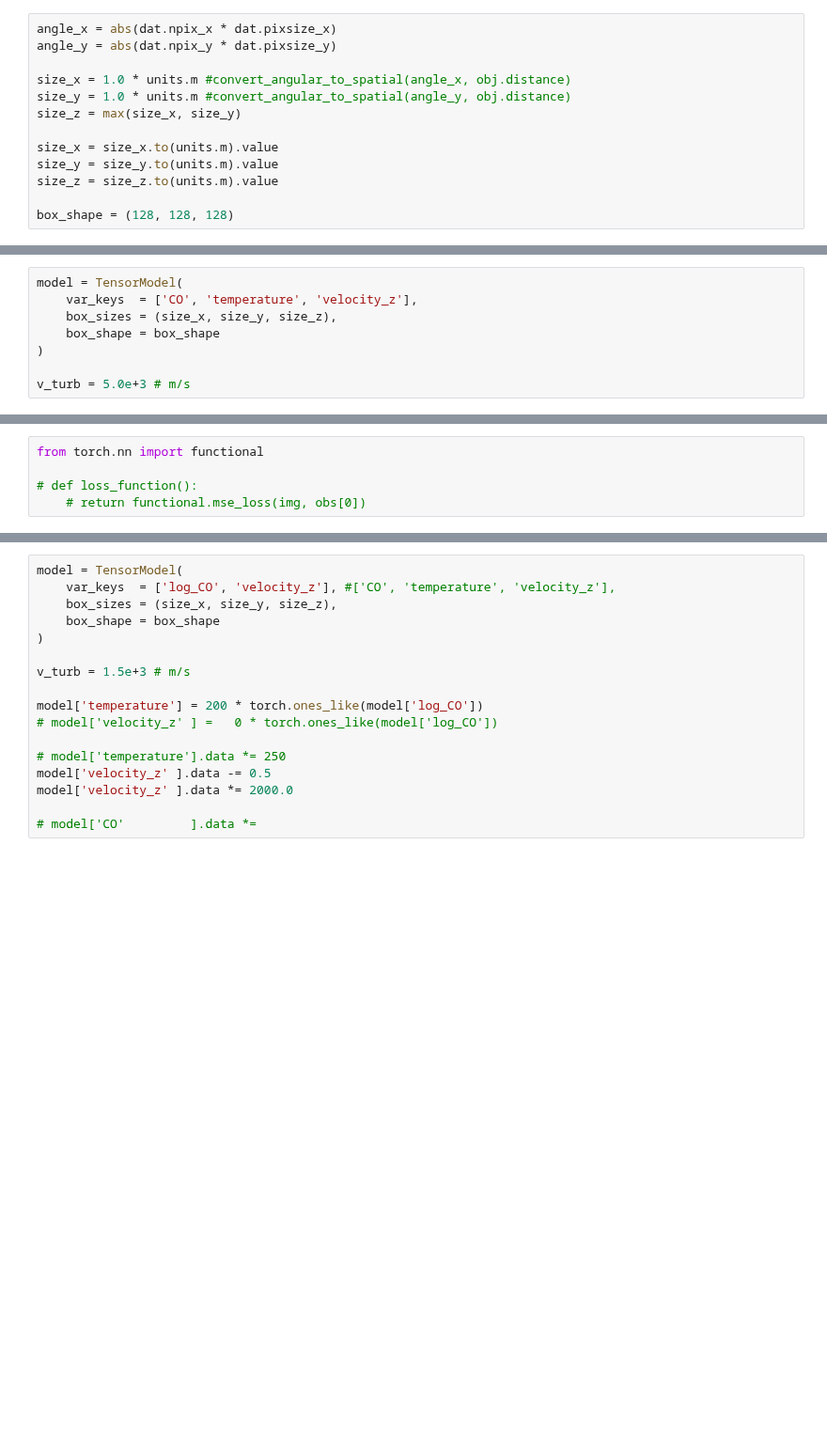
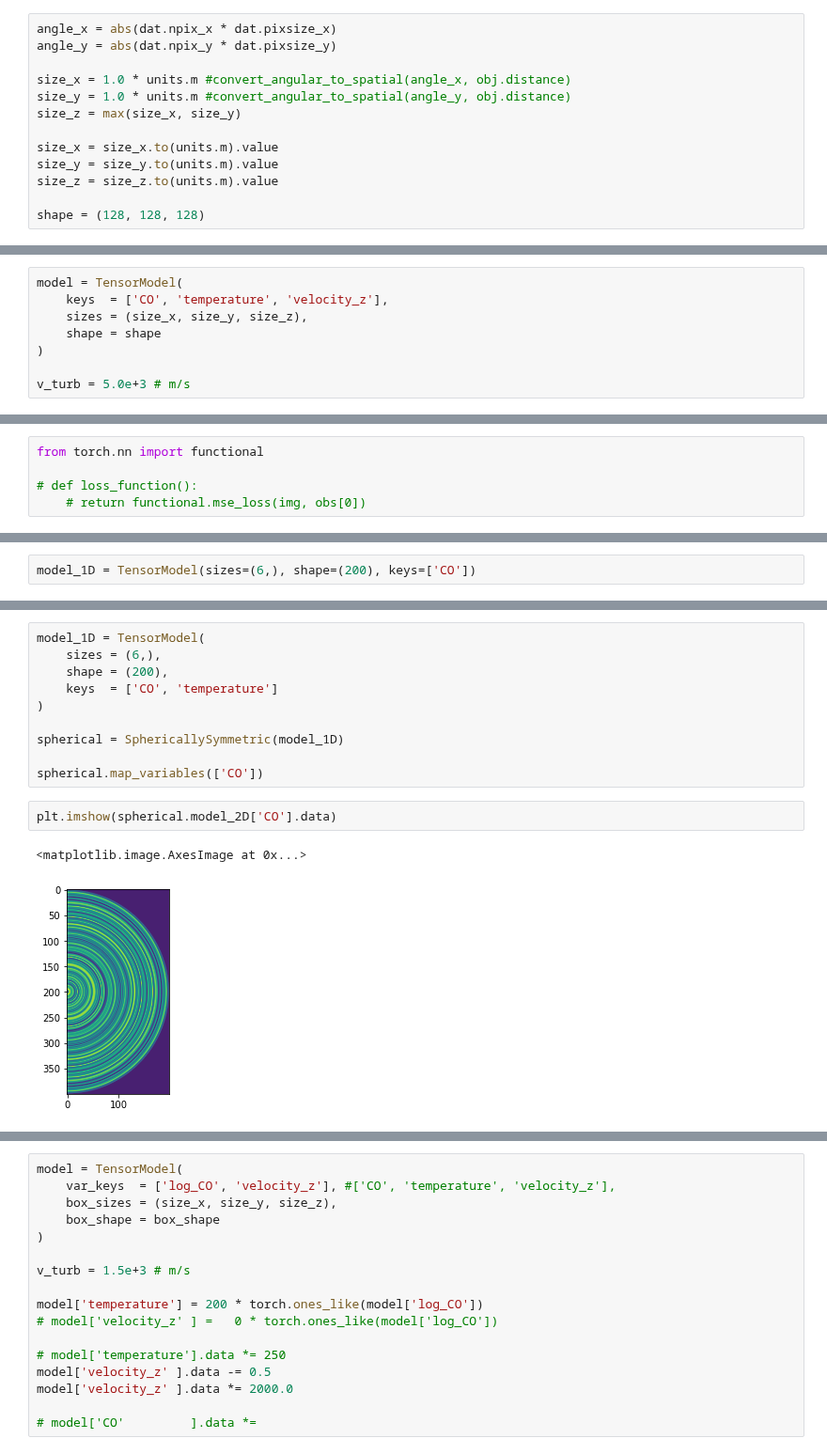
Before and after one commit to Magritte-code/pomme, a Jupyter notebook: docs/examples/simple.ipynb, the cells around one changed output, grey strips where cells are left out. Shown at 94% size. Drawn from its saved outputs; the diff is of its cells as text; blank space fills up the shorter version.

```diff
--- a/docs/examples/simple.ipynb
+++ b/docs/examples/simple.ipynb
@@ -69,7 +69,7 @@ size_x = size_x.to(units.m).value
 size_y = size_y.to(units.m).value
 size_z = size_z.to(units.m).value
 
-box_shape = (128, 128, 128)
+shape = (128, 128, 128)
 # %%
 import torch
 import torch.nn as nn
@@ -126,9 +130,9 @@ model = TensorModel(
 # model['opacity'].data *= 1.0e-10
 # %%
 model = TensorModel(
-    var_keys  = ['CO', 'temperature', 'velocity_z'],
-    box_sizes = (size_x, size_y, size_z),
-    box_shape = box_shape
+    keys  = ['CO', 'temperature', 'velocity_z'],
+    sizes = (size_x, size_y, size_z),
+    shape = shape
 )
 
 v_turb = 5.0e+3 # m/s
@@ -320 +338,3 @@ from torch.nn import functional
+# %%
+model_1D = TensorModel(sizes=(6,), shape=(200), keys=['CO'])
 # %%
@@ -327,0 +395,15 @@ z = z - centre[2]
+# %%
+model_1D = TensorModel(
+    sizes = (6,),
+    shape = (200),
+    keys  = ['CO', 'temperature']
+)
+
+spherical = SphericallySymmetric(model_1D)
+
+spherical.map_variables(['CO'])
+# %%
+plt.imshow(spherical.model_2D['CO'].data)
+# %% [output]
+<matplotlib.image.AxesImage at 0x...>
+[figure, added]
```
Also changed, not shown: parts of 12 cells of this notebook, 3 other files.
